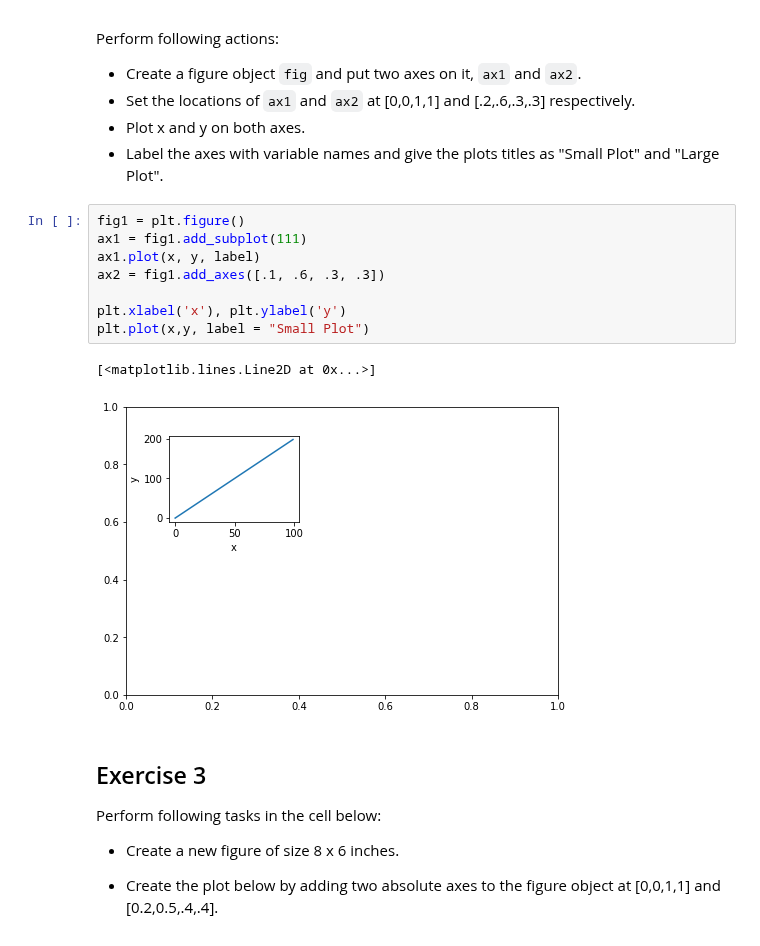
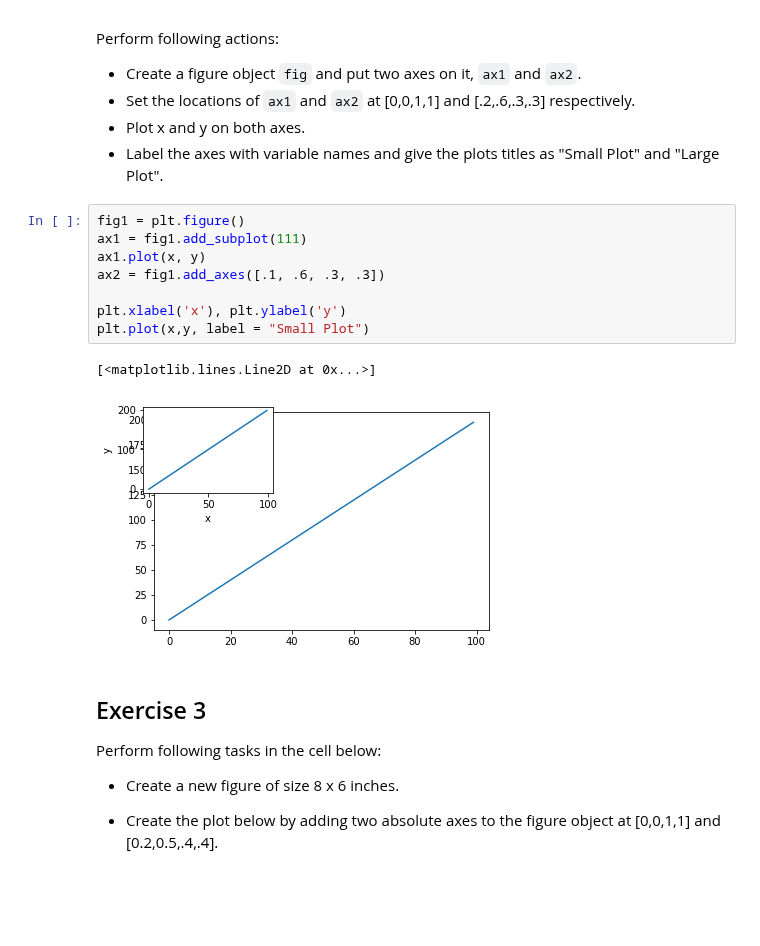
Before and after one commit to AR3441/dsc-1-03-13-customizing-visualizations-with-matplotlib-lab-nyc-ds-career-031119, a Jupyter notebook: index.ipynb, the cells around one changed output. Saved outputs shown, nothing was run; the diff lists cells and outputs as text; blank space fills up the shorter version.

```diff
--- a/index.ipynb
+++ b/index.ipynb
@@ -83,14 +83,14 @@ Perform following actions:
 # %%
 fig1 = plt.figure()
 ax1 = fig1.add_subplot(111)
-ax1.plot(x, y, label)
+ax1.plot(x, y)
 ax2 = fig1.add_axes([.1, .6, .3, .3])
 
 plt.xlabel('x'), plt.ylabel('y')
 plt.plot(x,y, label = "Small Plot")
 # %% [output]
 [<matplotlib.lines.Line2D at 0x...>]
-[figure, old version]
+[figure, new version]
 # %% [markdown]
 ## Exercise 3
 
```
